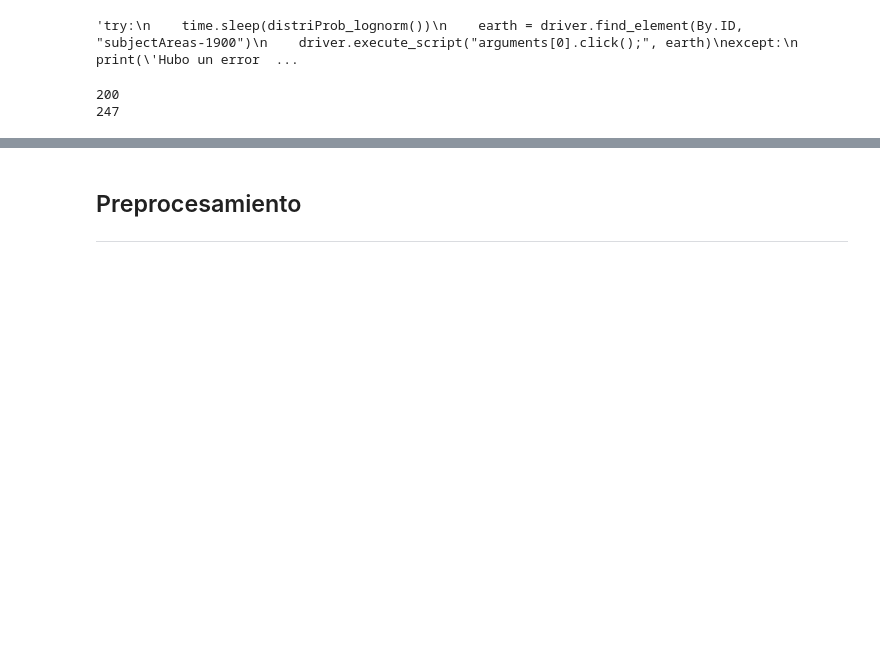
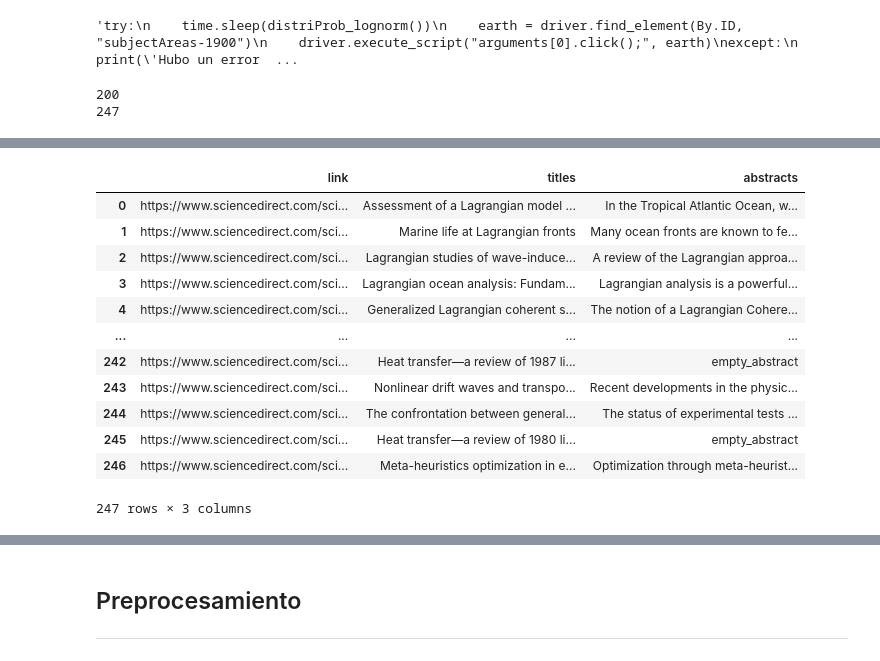
Before and after one commit to gacuervol/webscrapping_bots, a Jupyter notebook: modelo_topicos.ipynb, the cells around one changed output, grey strips where cells are left out. Cells and saved outputs as stored; diff of their text form; code cells hidden in the pictures; blank space fills up the shorter version.

```diff
--- a/modelo_topicos.ipynb
+++ b/modelo_topicos.ipynb
@@ -145,3 +145,19 @@ df.to_csv('abstract_pln.csv')
+# %%
+df
+# %% [output]
+|  | link | titles | abstracts |
+| 0 | https://www.sciencedirect.com/sci... | Assessment of a Lagrangian model ... | In the Tropical Atlantic Ocean, w... |
+| 1 | https://www.sciencedirect.com/sci... | Marine life at Lagrangian fronts | Many ocean fronts are known to fe... |
+| 2 | https://www.sciencedirect.com/sci... | Lagrangian studies of wave-induce... | A review of the Lagrangian approa... |
+| 3 | https://www.sciencedirect.com/sci... | Lagrangian ocean analysis: Fundam... | Lagrangian analysis is a powerful... |
+| 4 | https://www.sciencedirect.com/sci... | Generalized Lagrangian coherent s... | The notion of a Lagrangian Cohere... |
+| ... | ... | ... | ... |
+| 242 | https://www.sciencedirect.com/sci... | Heat transfer—a review of 1987 li... | empty_abstract |
+| 243 | https://www.sciencedirect.com/sci... | Nonlinear drift waves and transpo... | Recent developments in the physic... |
+| 244 | https://www.sciencedirect.com/sci... | The confrontation between general... | The status of experimental tests ... |
+| 245 | https://www.sciencedirect.com/sci... | Heat transfer—a review of 1980 li... | empty_abstract |
+| 246 | https://www.sciencedirect.com/sci... | Meta-heuristics optimization in e... | Optimization through meta-heurist... |
+247 rows × 3 columns
 # %%
 titles_abstracts.keys()
 # %% [output]
```
Also changed, not shown: parts of 11 cells of this notebook, 3 other files.
